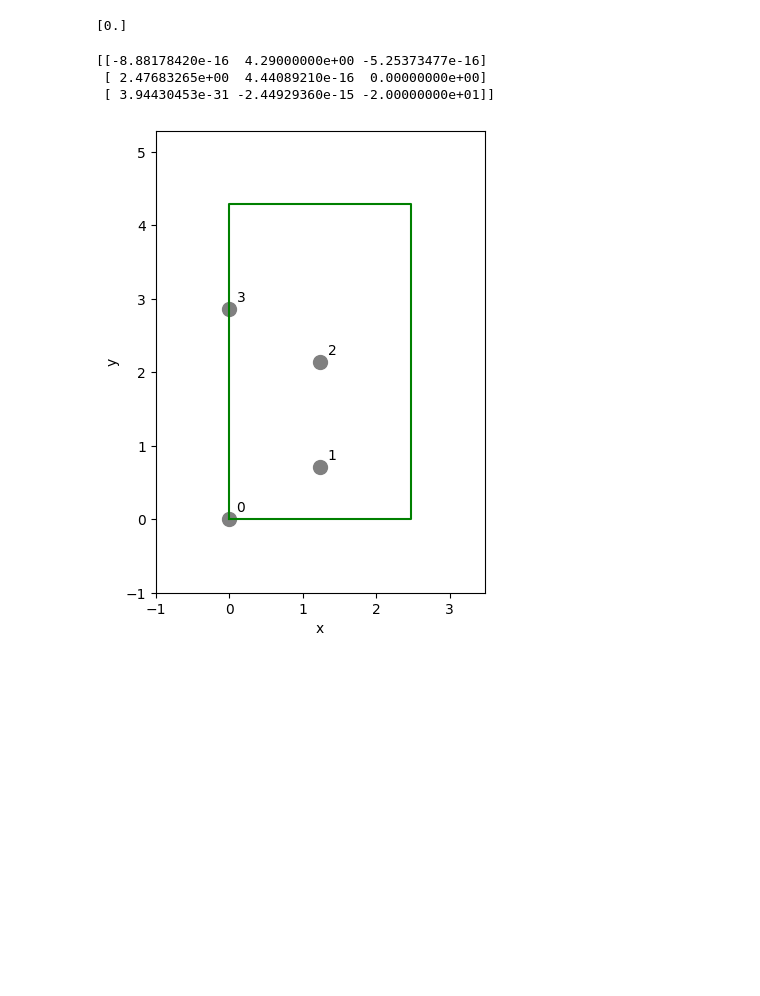
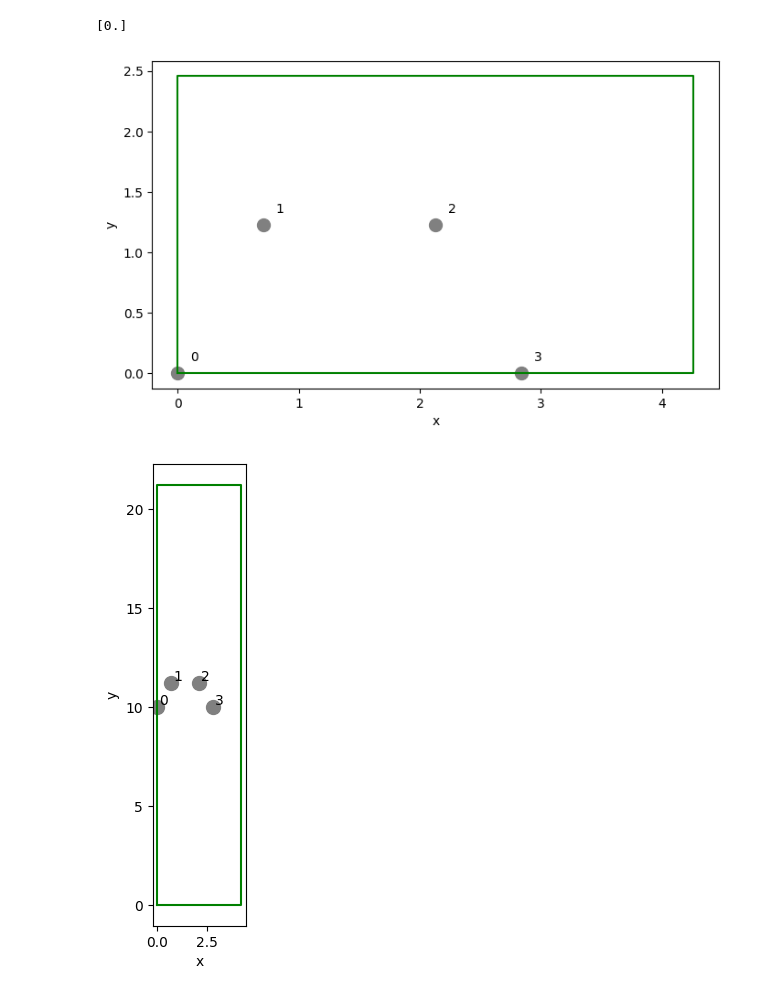
Before and after one commit to BastianValhoj/QTM-ML, a Jupyter notebook: scripts/develop_rse_armchair-zigzag.ipynb, the cells around one changed output. Saved outputs shown, nothing was run; the diff lists cells and outputs as text; code cells hidden in the pictures; blank space fills up the shorter version.

```diff
--- a/scripts/develop_rse_armchair-zigzag.ipynb
+++ b/scripts/develop_rse_armchair-zigzag.ipynb
@@ -10,5 +10,40 @@ from ase.visualize import view
 import ipywidgets as widgets
 from ipywidgets import interact, Dropdown, fixed, IntSlider
 from mpl_toolkits.axes_grid1 import make_axes_locatable
+# %%
+def plot_with_index(geometry):
+    x,y,z = geometry.xyz.T
+    cell = geometry.cell
+    A, B = cell[:-1, :-1]
+
+    points = np.array([
+        [0, 0],
+        A,
+        A + B,
+        B,
+        [0, 0]
+    ])
+    uc_x, uc_y = points.T
+    fig, ax = plt.subplots(1,1,figsize=(8,6))
+
+    ax.scatter(x,y, marker='o', s=100, color='grey')
+    # ax.axvline(x[1])
+    # print(x[1], 1+b)
+
+    for i in range(0, geometry.na):
+        ax.annotate(text=i, xy=(x[i], y[i]), xytext=(x[i]+0.1, y[i]+0.1))
+    ax.axes.set_aspect("equal")
+    ax.plot(uc_x, uc_y, color="green")
+
+    xmax = np.max(geometry.cell[:, 0])
+    ymax = np.max(geometry.cell[:, 1])
+    ylim = (-ymax-1, ymax+1)
+    xlim = (-xmax-1, xmax+1)
+    ax.set(
+        # ylim=ylim,
+        #    xlim=xlim,
+           xlabel="x",
+           ylabel="y"
+           )
 # %%
 N0 = N1 = 12
@@ -23,17 +58,19 @@ ENERGIES = np.arange(EMAX, EMIN-DELTA_E/2, -DELTA_E)[::-1]; print(ENERGIES)
 # %%
 def make_device(bond=1.43, kind="armchair"):
     gr = sisl.geom.graphene(bond=bond, atoms="C", orthogonal=True) # returns *orthogonal* unitcell instead of primitive
     if kind == "armchair":
         return gr
     elif kind == "zigzag":
         gr = gr.rotate([180, [0,1,0]]).rotate([-90, [0,0,1]])
         xyz = gr.xyz.round(6)
         cell = gr.cell
-        cell = np.where(np.isclose(cell, 0), 0, cell) # convert -0.0 rounding error to 0.0
-
         atom_sort_idx = np.lexsort((xyz[:, 1], xyz[:, 0]))
-        vector_sort_idx = np.lexsort((-cell[:, 2], -cell[:, 1], -cell[:, 0]))
-        # gr.set_lattice(cell[vector_sort_idx, :])
+        gr.set_lattice(cell[[1,0,2], :])
         gr.set_nsc([3,3,1])
         gr.sub(atom_sort_idx)
         return gr
+plot_with_index(make_device(1.42, 'armchair'))
+plot_with_index(sisl.geom.graphene_nanoribbon(2, 1.42))
+# %% [output]
+[figure, added]
+[figure, added]
@@ -64,11 +76,0 @@ def plot_with_index(geometry):
-# %%
-gr = make_device(kind="zigzag")
-print(gr.cell)
-# view(gr.to.ase())
-# geomNN = gr.tile(2,0).tile(5,1)
-plot_with_index(gr)
-# %% [output]
-[[-8.88178420e-16  4.29000000e+00 -5.25373477e-16]
- [ 2.47683265e+00  4.44089210e-16  0.00000000e+00]
- [ 3.94430453e-31 -2.44929360e-15 -2.00000000e+01]]
-[figure, removed]
```
Also changed, not shown: parts of 11 cells of this notebook, 1 other file.
